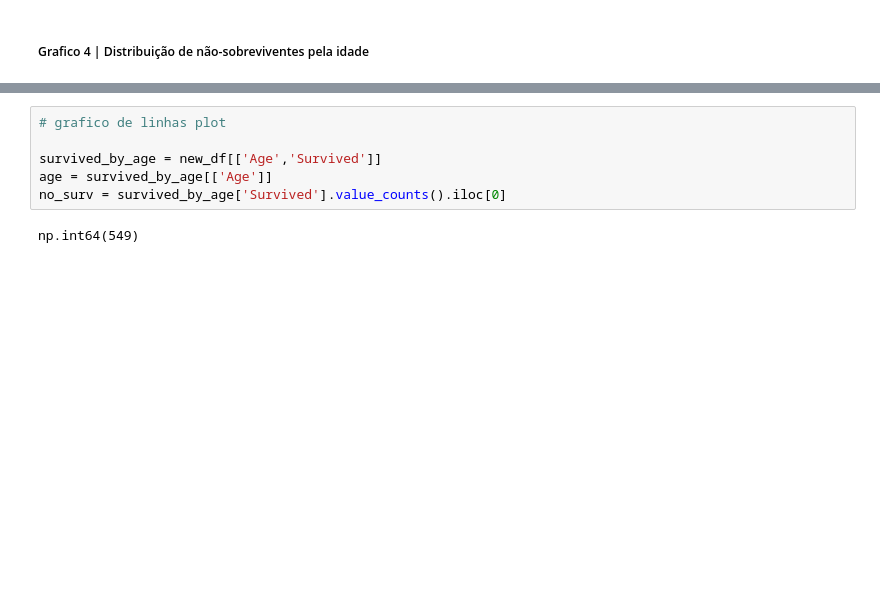
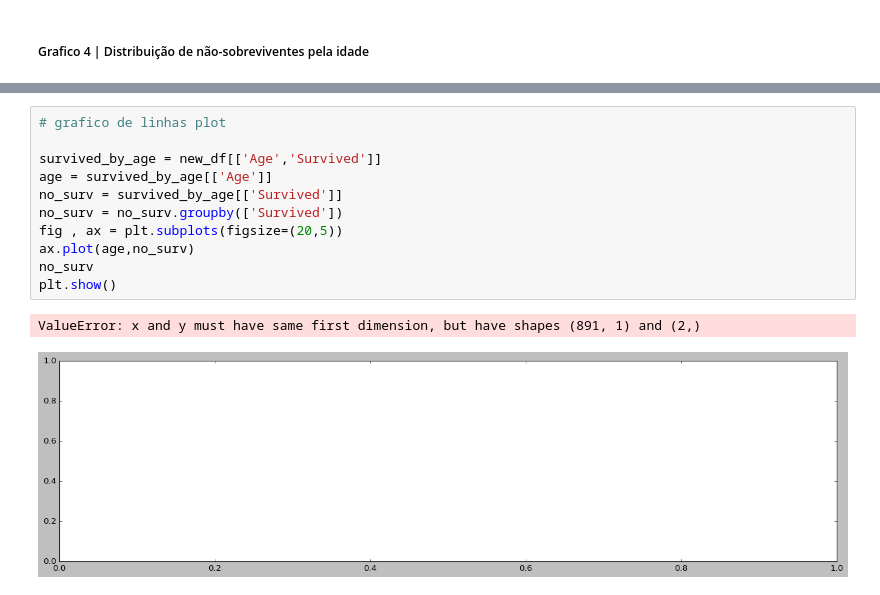
Before and after one commit to WesleyAlvesDS/Projetos, a Jupyter notebook: ProjetoTitanic/titanic_analitcs.ipynb, the cells around one changed output, grey strips where cells are left out. Drawn from its saved outputs; the diff is of its cells as text; blank space fills up the shorter version.

```diff
--- a/ProjetoTitanic/titanic_analitcs.ipynb
+++ b/ProjetoTitanic/titanic_analitcs.ipynb
@@ -242,8 +265,14 @@ plt.show()
 # %%
 # grafico de linhas plot
 
 survived_by_age = new_df[['Age','Survived']]
 age = survived_by_age[['Age']]
-no_surv = survived_by_age['Survived'].value_counts().iloc[0]
+no_surv = survived_by_age[['Survived']]
+no_surv = no_surv.groupby(['Survived'])
+fig , ax = plt.subplots(figsize=(20,5))
+ax.plot(age,no_surv)
+no_surv
+plt.show()
 # %% [output]
-np.int64(549)
+ValueError: x and y must have same first dimension, but have shapes (891, 1) and (2,)
+[figure, added]
```
Also changed, not shown: parts of 5 cells of this notebook.
